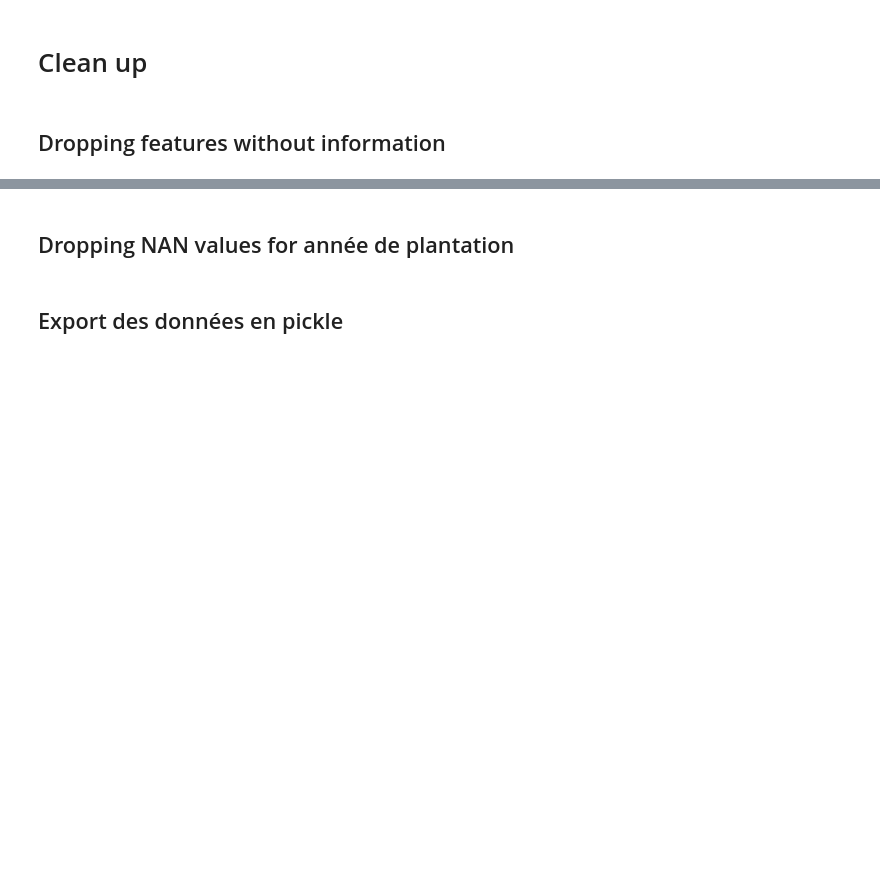
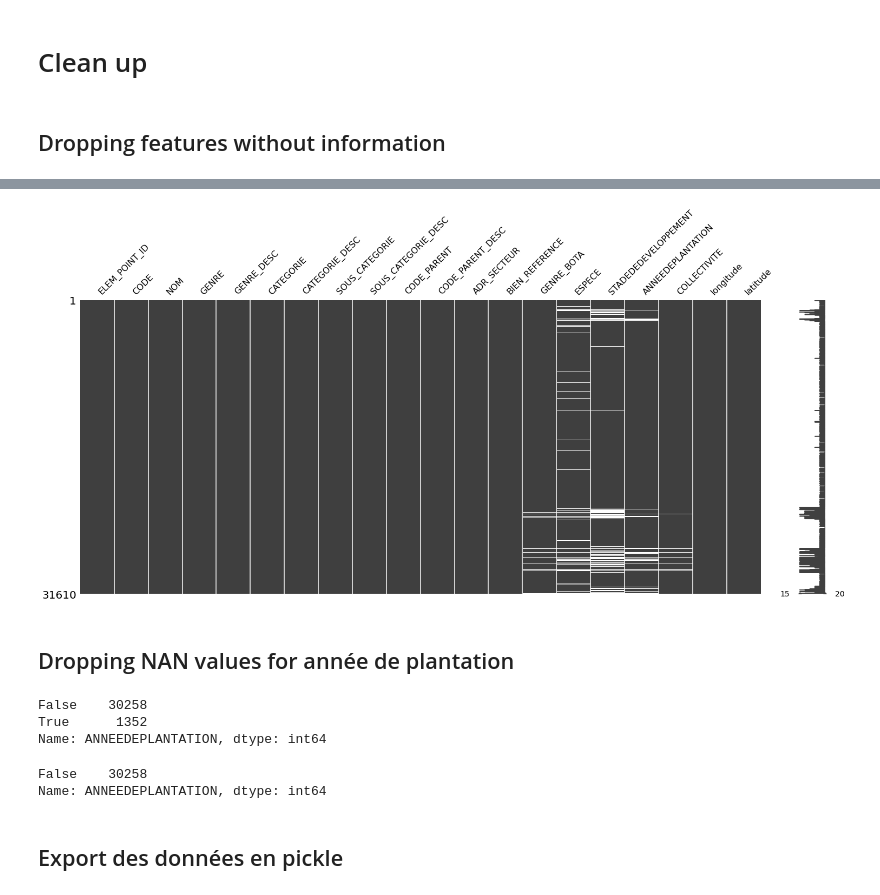
Before and after one commit to RaphaelBouvet/ML_1, a Jupyter notebook: notebooks/Import_Clean.ipynb, the cells around one changed output, grey strips where cells are left out. Drawn from its saved outputs; the diff is of its cells as text; code cells hidden in the pictures; blank space fills up the shorter version.

```diff
--- a/notebooks/Import_Clean.ipynb
+++ b/notebooks/Import_Clean.ipynb
@@ -97,4 +113,4 @@ grenoble.save(path_export_map)
 # %% [markdown]
 ## Dropping features without information
 # %%
-na = df_tree.isna().sum().div(len(dataframe)).sort_values(ascending=False)
+na = df_tree.isna().sum().div(len(df_tree)).sort_values(ascending=False)
@@ -113,13 +162,24 @@ df_tree
+# %%
+msno.matrix(df_tree);
+# %% [output]
+[figure, added]
 # %% [markdown]
 ## Dropping NAN values for année de plantation
 # %%
 df_tree['ANNEEDEPLANTATION'].isna().value_counts()
+# %% [output]
+False    30258
+True      1352
+Name: ANNEEDEPLANTATION, dtype: int64
 # %%
 na_trees = df_tree[df_tree['ANNEEDEPLANTATION'].isna()]
 # %%
 df_tree = df_tree.dropna(axis = 0,subset=['ANNEEDEPLANTATION'])
 # %%
 df_tree['ANNEEDEPLANTATION'].isna().value_counts()
+# %% [output]
+False    30258
+Name: ANNEEDEPLANTATION, dtype: int64
 # %% [markdown]
 ## Export des données en pickle
 # %%
```
Also changed, not shown: parts of 12 cells of this notebook, 3 other files.
